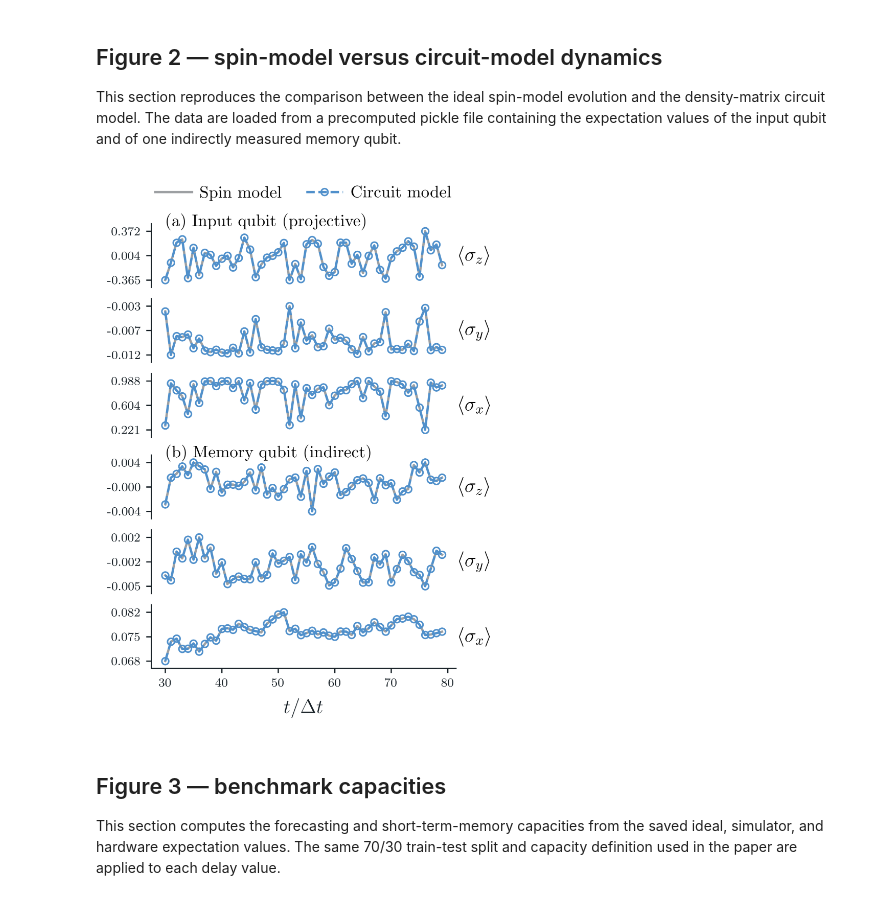
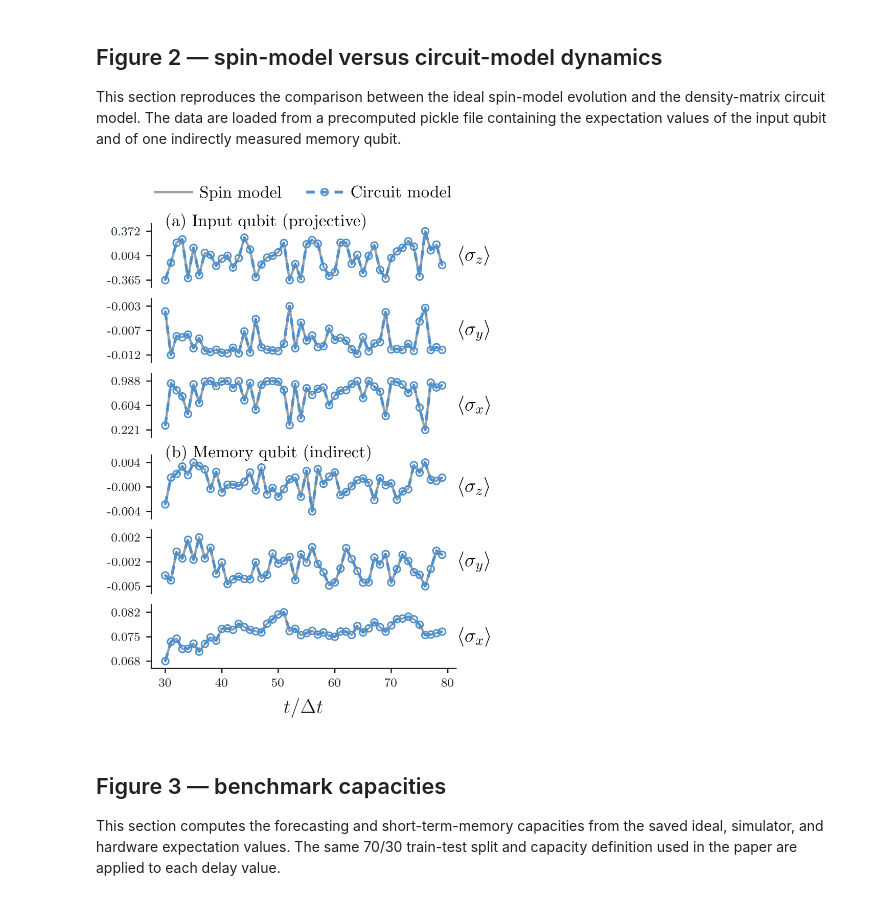
Before and after one commit to GiacomoFrn/online_FN_qrc, a Jupyter notebook: reproduce_figures.ipynb, the cells around one changed output. Drawn from its saved outputs; the diff is of its cells as text; code cells hidden in the pictures.

```diff
--- a/reproduce_figures.ipynb
+++ b/reproduce_figures.ipynb
@@ -123,8 +124,8 @@ def plot_one(ax, x, y, yq, obs):
     ax.plot(
         x, yq,
         color=colors_palette[1],
-        linestyle='--',
-        linewidth=1.5,
+        linestyle=(0, (3, 2)),
+        linewidth=1.85,
         zorder=3,
         marker = 'o',
         markerfacecolor = 'none'
@@ -268,8 +269,8 @@ legend_handles = [
     Line2D(
         [0],[0],
         color=colors_palette[1],
-        lw=1.5,
-        linestyle='--',
+        lw=1.85,
+        linestyle= (0, (3, 2)),#'--',
         label='Circuit model',
         marker = 'o',
         markerfacecolor = 'none'
@@ -308,35 +309,35 @@ axes_mem[-1].set_xlabel(
 )
 
 axes_mem[-1].tick_params(
     axis='x',
     length=3
 )
 
 axes_mem[-1].xaxis.labelpad = 6
 
 
 # remove bottom spines except last
 for ax in axes_in:
     ax.spines['bottom'].set_visible(False)
 
 for ax in axes_mem[:-1]:
     ax.spines['bottom'].set_visible(False)
 
 
 # --------------------------------------------------------
 # final spacing
 # --------------------------------------------------------
 
 fig.subplots_adjust(
     top=0.96,
     bottom=0.09,
     left=0.16,
     right=0.88
 )
-#plt.savefig('./figures/paper/figure_2_1.pdf', bbox_inches='tight', pad_inches=0.02)
+plt.savefig('../figures/paper/figure_2_1.pdf', bbox_inches='tight', pad_inches=0.02)
 plt.show()
 # %% [output]
-[figure, old version]
+[figure, new version]
 # %% [markdown]
 ## Figure 3 — benchmark capacities
 
```
Also changed, not shown: parts of 4 cells of this notebook.
